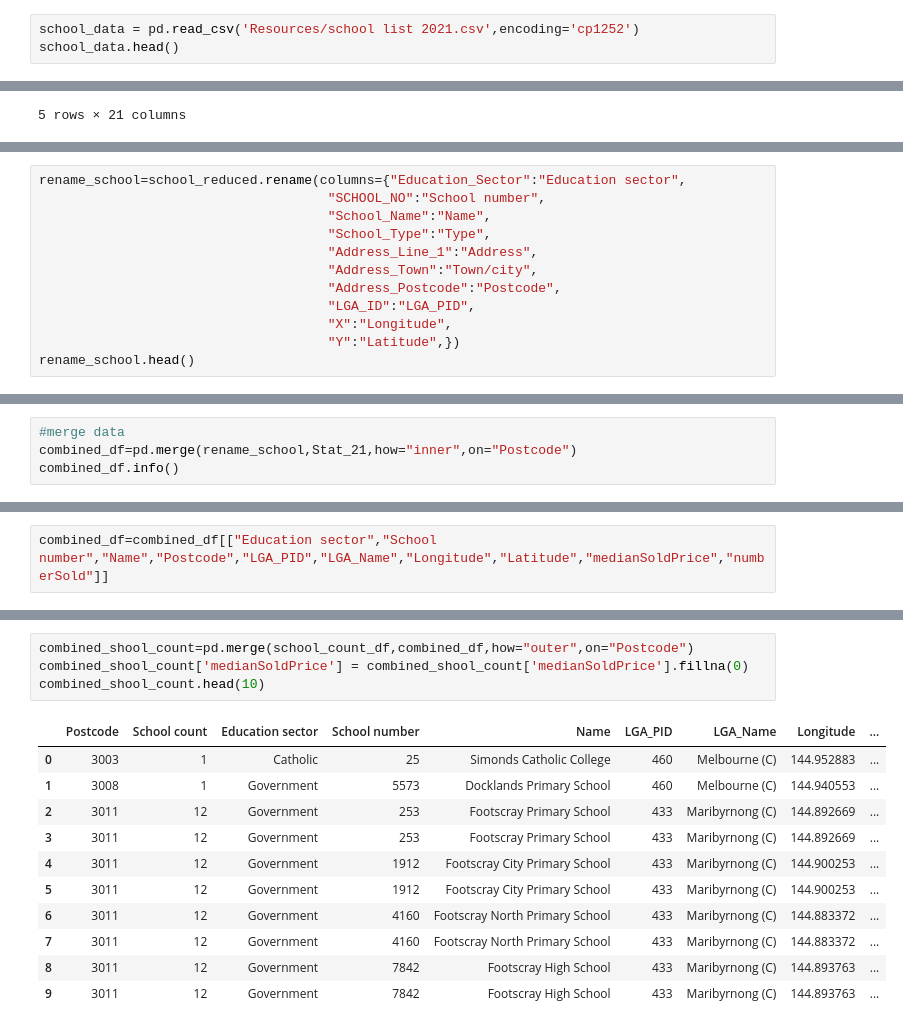
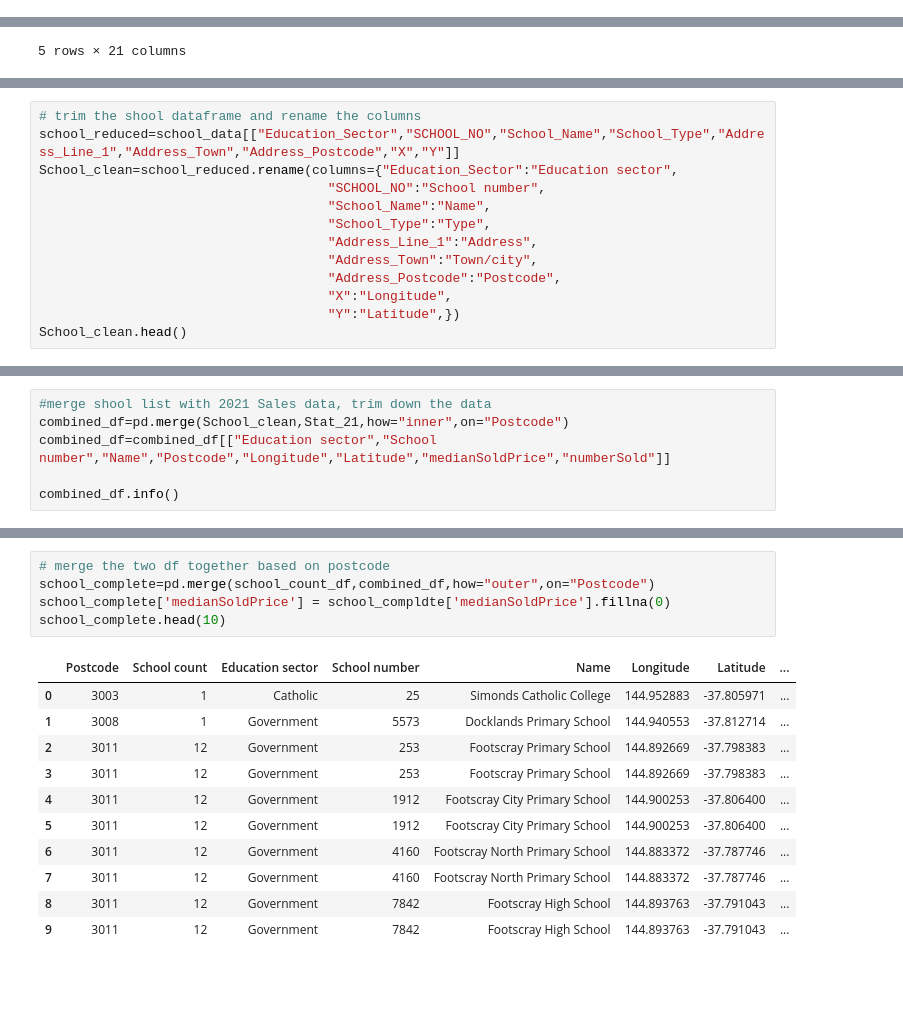
Before and after one commit to 22OVERSooN/Project1_Realestate_Analysis, a Jupyter notebook: Schoolanalysis.ipynb, the cells around one changed output, grey strips where cells are left out. Saved outputs shown, nothing was run; the diff lists cells and outputs as text; blank space fills up the shorter version.

Commit message:
updates on the school analysis code

```diff
--- a/Schoolanalysis.ipynb
+++ b/Schoolanalysis.ipynb
@@ -63,3 +15,0 @@ memory usage: 6.6+ KB
-# %%
-school_data = pd.read_csv('Resources/school list 2021.csv',encoding='cp1252')
-school_data.head()
@@ -97,13 +28,14 @@ school_reduced.head()
 # %%
-rename_school=school_reduced.rename(columns={"Education_Sector":"Education sector",
+# trim the shool dataframe and rename the columns
+school_reduced=school_data[["Education_Sector","SCHOOL_NO","School_Name","School_Type","Address_Line_1","Address_Town","Address_Postcode","X","Y"]]
+School_clean=school_reduced.rename(columns={"Education_Sector":"Education sector",
                                      "SCHOOL_NO":"School number",
                                      "School_Name":"Name",
                                      "School_Type":"Type",
                                      "Address_Line_1":"Address",
                                      "Address_Town":"Town/city",
                                      "Address_Postcode":"Postcode",
-                                     "LGA_ID":"LGA_PID",
                                      "X":"Longitude",
                                      "Y":"Latitude",})
-rename_school.head()
+School_clean.head()
 # %% [output]
@@ -118,6 +51,8 @@ rename_school.to_csv('Resources/school list clean.csv',encoding='utf-8',index=Fa
 # %%
-#merge data
-combined_df=pd.merge(rename_school,Stat_21,how="inner",on="Postcode")
+#merge shool list with 2021 Sales data, trim down the data
+combined_df=pd.merge(School_clean,Stat_21,how="inner",on="Postcode")
+combined_df=combined_df[["Education sector","School number","Name","Postcode","Longitude","Latitude","medianSoldPrice","numberSold"]]
+
 combined_df.info()
 # %% [output]
 <class 'pandas.core.frame.DataFrame'>
@@ -140,2 +72,0 @@ memory usage: 577.0+ KB
-# %%
-combined_df=combined_df[["Education sector","School number","Name","Postcode","LGA_PID","LGA_Name","Longitude","Latitude","medianSoldPrice","numberSold"]]
@@ -200,18 +109,19 @@ school_count_df.reset_index()
 | 169 | 3977 | 208 |
 170 rows × 2 columns
 # %%
-combined_shool_count=pd.merge(school_count_df,combined_df,how="outer",on="Postcode")
-combined_shool_count['medianSoldPrice'] = combined_shool_count['medianSoldPrice'].fillna(0)
-combined_shool_count.head(10)
+# merge the two df together based on postcode
+school_complete=pd.merge(school_count_df,combined_df,how="outer",on="Postcode")
+school_complete['medianSoldPrice'] = school_compldte['medianSoldPrice'].fillna(0)
+school_complete.head(10)
 # %% [output]
-|  | Postcode | School count | Education sector | School number | Name | LGA_PID | LGA_Name | Longitude | ... |
-| 0 | 3003 | 1 | Catholic | 25 | Simonds Catholic College | 460 | Melbourne (C) | 144.952883 | ... |
-| 1 | 3008 | 1 | Government | 5573 | Docklands Primary School | 460 | Melbourne (C) | 144.940553 | ... |
-| 2 | 3011 | 12 | Government | 253 | Footscray Primary School | 433 | Maribyrnong (C) | 144.892669 | ... |
-| 3 | 3011 | 12 | Government | 253 | Footscray Primary School | 433 | Maribyrnong (C) | 144.892669 | ... |
-| 4 | 3011 | 12 | Government | 1912 | Footscray City Primary School | 433 | Maribyrnong (C) | 144.900253 | ... |
-| 5 | 3011 | 12 | Government | 1912 | Footscray City Primary School | 433 | Maribyrnong (C) | 144.900253 | ... |
-| 6 | 3011 | 12 | Government | 4160 | Footscray North Primary School | 433 | Maribyrnong (C) | 144.883372 | ... |
-| 7 | 3011 | 12 | Government | 4160 | Footscray North Primary School | 433 | Maribyrnong (C) | 144.883372 | ... |
-| 8 | 3011 | 12 | Government | 7842 | Footscray High School | 433 | Maribyrnong (C) | 144.893763 | ... |
-| 9 | 3011 | 12 | Government | 7842 | Footscray High School | 433 | Maribyrnong (C) | 144.893763 | ... |
+|  | Postcode | School count | Education sector | School number | Name | Longitude | Latitude | ... |
+| 0 | 3003 | 1 | Catholic | 25 | Simonds Catholic College | 144.952883 | -37.805971 | ... |
+| 1 | 3008 | 1 | Government | 5573 | Docklands Primary School | 144.940553 | -37.812714 | ... |
+| 2 | 3011 | 12 | Government | 253 | Footscray Primary School | 144.892669 | -37.798383 | ... |
+| 3 | 3011 | 12 | Government | 253 | Footscray Primary School | 144.892669 | -37.798383 | ... |
+| 4 | 3011 | 12 | Government | 1912 | Footscray City Primary School | 144.900253 | -37.806400 | ... |
+| 5 | 3011 | 12 | Government | 1912 | Footscray City Primary School | 144.900253 | -37.806400 | ... |
+| 6 | 3011 | 12 | Government | 4160 | Footscray North Primary School | 144.883372 | -37.787746 | ... |
+| 7 | 3011 | 12 | Government | 4160 | Footscray North Primary School | 144.883372 | -37.787746 | ... |
+| 8 | 3011 | 12 | Government | 7842 | Footscray High School | 144.893763 | -37.791043 | ... |
+| 9 | 3011 | 12 | Government | 7842 | Footscray High School | 144.893763 | -37.791043 | ... |
```
Also changed, not shown: parts of 29 cells of this notebook, 7 other files.
